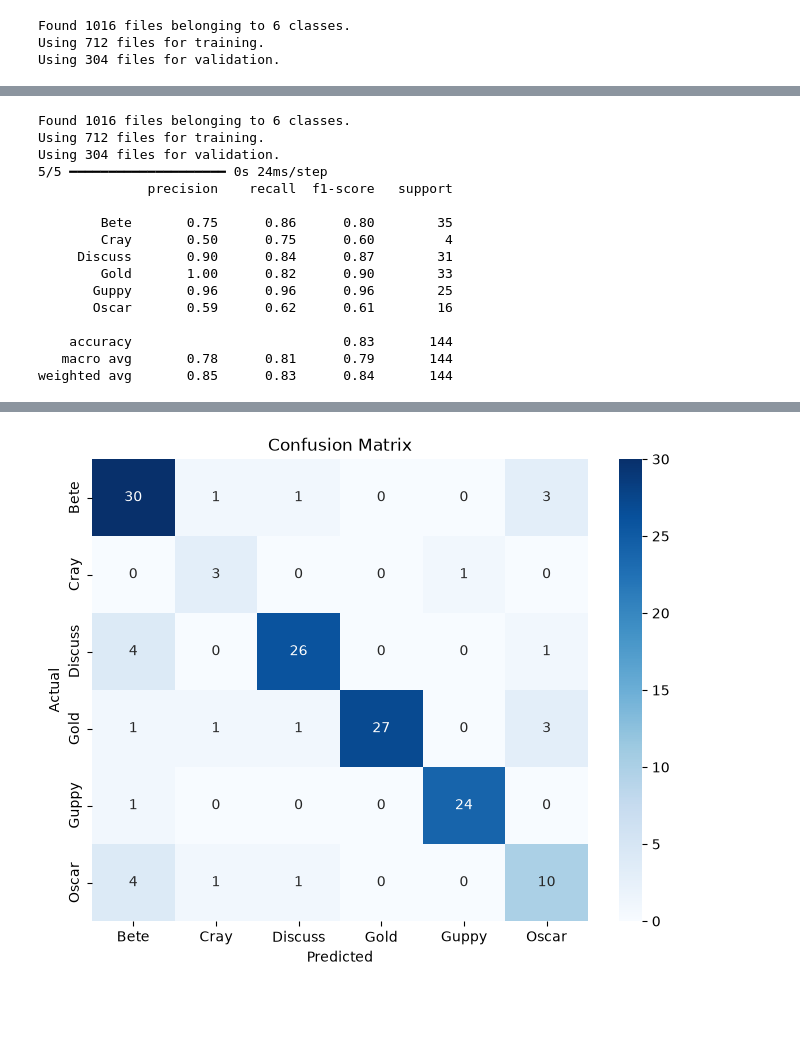
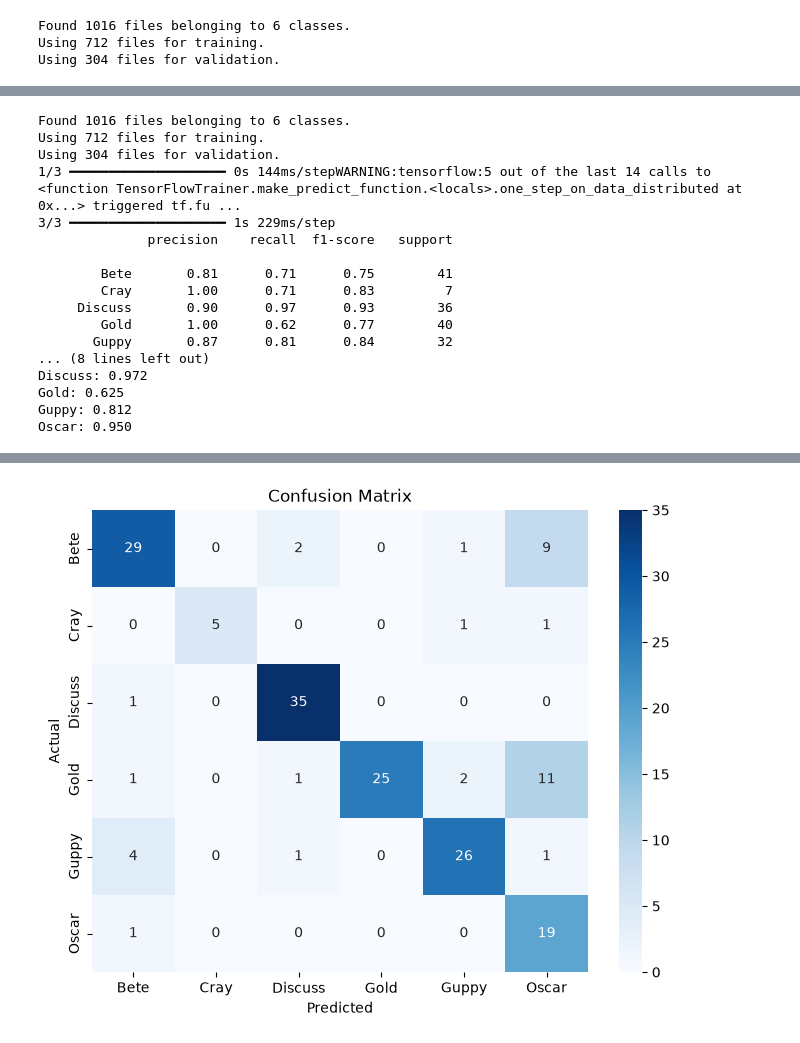
Before and after one commit to lastrod1/MinhTran-CS898BA-Project1, a Jupyter notebook: Homework/Homework_3/HW3.ipynb, the cells around one changed output, grey strips where cells are left out. Drawn from its saved outputs; the diff is of its cells as text; code cells hidden in the pictures; blank space fills up the shorter version.

Commit message:
Updated README for homework 3 and reran at 35 epochs on grid search

```diff
--- a/Homework/Homework_3/HW3.ipynb
+++ b/Homework/Homework_3/HW3.ipynb
@@ -93,6 +93,6 @@ model.compile(
 history = model.fit(
     train_set,
     validation_data=val_set,
-    epochs=25
+    epochs=20
 )
 # %% [output]
@@ -213,10 +211,11 @@ for learning_rate in learning_rates:
             history = grid_model.fit(
                 train_set,
                 validation_data=val_set,
-                epochs=25
+                epochs=35
             )
 
             val_acc = max(history.history["val_accuracy"])
+            train_acc = max(history.history["accuracy"])
             params = (learning_rate, batch_size, dropout)
             if val_acc > best_val_acc:
                 best_val_acc = val_acc
@@ -224,7 +223,7 @@ for learning_rate in learning_rates:
                 best_params = params
                 best_model = grid_model
 
-            model_history.append((params, val_acc))
+            model_history.append((params, val_acc, train_acc))
 
 
 
@@ -266,7 +261,6 @@ y_pred = np.argmax(pred, axis=1)
 
 y_true = np.concatenate([y for x, y in grid_test_ds])
 
-
 print(classification_report(
     y_true,
     y_pred,
@@ -274,6 +268,9 @@ print(classification_report(
 ))
 
 cm = confusion_matrix(y_true, y_pred)
+class_accuracy = cm.diagonal() / cm.sum(axis=1)
+for name, acc in zip(class_names, class_accuracy):
+    print(f"{name}: {acc:.3f}")
 
 plt.figure(figsize=(8,6))
 sns.heatmap(
@@ -293,16 +290,17 @@ plt.show()
 Found 1016 files belonging to 6 classes.
 Using 712 files for training.
 Using 304 files for validation.
-5/5 ━━━━━━━━━━━━━━━━━━━━ 0s 24ms/step
+1/3 ━━━━━━━━━━━━━━━━━━━━ 0s 144ms/stepWARNING:tensorflow:5 out of the last 14 calls to <function TensorFlowTrainer.make_predict_function.<locals>.one_step_on_data_distributed at 0x...> triggered tf.fu ...
+3/3 ━━━━━━━━━━━━━━━━━━━━ 1s 229ms/step
               precision    recall  f1-score   support
 
-        Bete       0.75      0.86      0.80        35
-        Cray       0.50      0.75      0.60         4
-     Discuss       0.90      0.84      0.87        31
-        Gold       1.00      0.82      0.90        33
-       Guppy       0.96      0.96      0.96        25
-       Oscar       0.59      0.62      0.61        16
-
-    accuracy                           0.83       144
-   macro avg       0.78      0.81      0.79       144
-weighted avg       0.85      0.83      0.84       144
+        Bete       0.81      0.71      0.75        41
+        Cray       1.00      0.71      0.83         7
+     Discuss       0.90      0.97      0.93        36
+        Gold       1.00      0.62      0.77        40
+       Guppy       0.87      0.81      0.84        32
+... (8 lines left out)
+Discuss: 0.972
+Gold: 0.625
+Guppy: 0.812
+Oscar: 0.950
@@ -310,4 +308,4 @@ weighted avg       0.85      0.83      0.84       144
-[figure, old version]
+[figure, new version]
 # %%
 plt.figure(figsize=(16,5))
 
```
Also changed, not shown: parts of 9 cells of this notebook, 4 other files.
